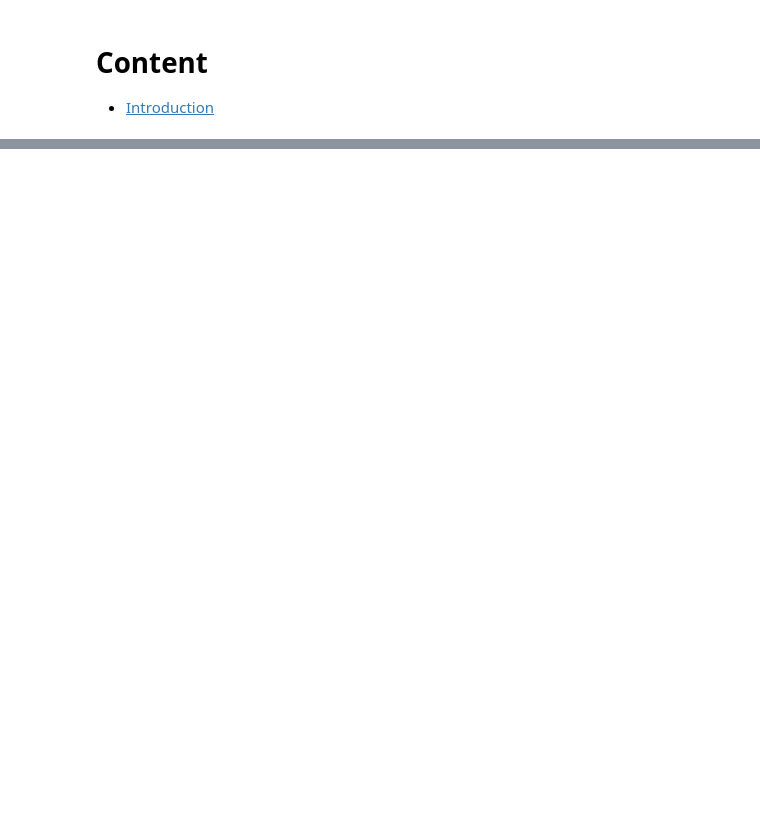
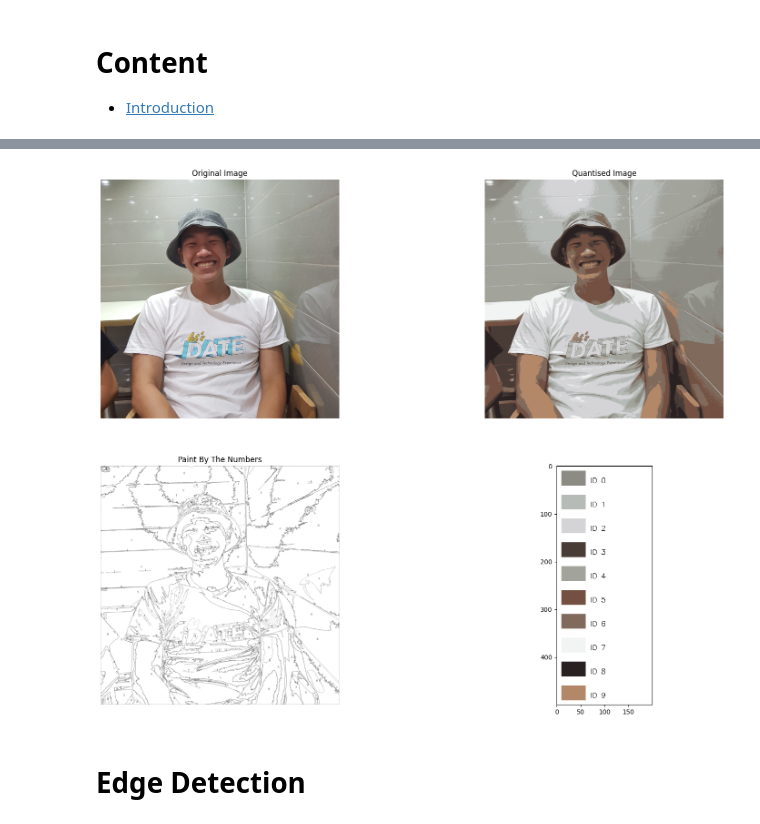
Before and after one commit to minimartzz/pAInt-by-the-numbers, a Jupyter notebook: data_exploration.ipynb, the cells around one changed output, grey strips where cells are left out. Drawn from its saved outputs; the diff is of its cells as text; code cells hidden in the pictures; blank space fills up the shorter version.

```diff
--- a/data_exploration.ipynb
+++ b/data_exploration.ipynb
@@ -22,0 +27,7 @@ import seaborn as sns
+# %%
+img = cv2.imread("data/img1.jpg")
+# img = cv2.cvtColor(img, cv2.COLOR_BGR2RGB)
+
+cv2.imshow('image', img)
+cv2.waitKey(0)
+cv2.destroyAllWindows()
@@ -23,2 +181,16 @@ import seaborn as sns
+# %%
+IMG_PATH = "data/img5.jpg"
+K = 10
+
+original_img, quantised_img, canvas = generate_paint_by_numbers(
+  IMG_PATH,
+  k=K,
+  min_area_threshold=500,
+  source_encoding="BGR"
+)
+# %% [output]
+[figure, added]
+# %% [markdown]
+# Edge Detection
 # %%
 %watermark
```
Also changed, not shown: parts of 11 cells of this notebook.
